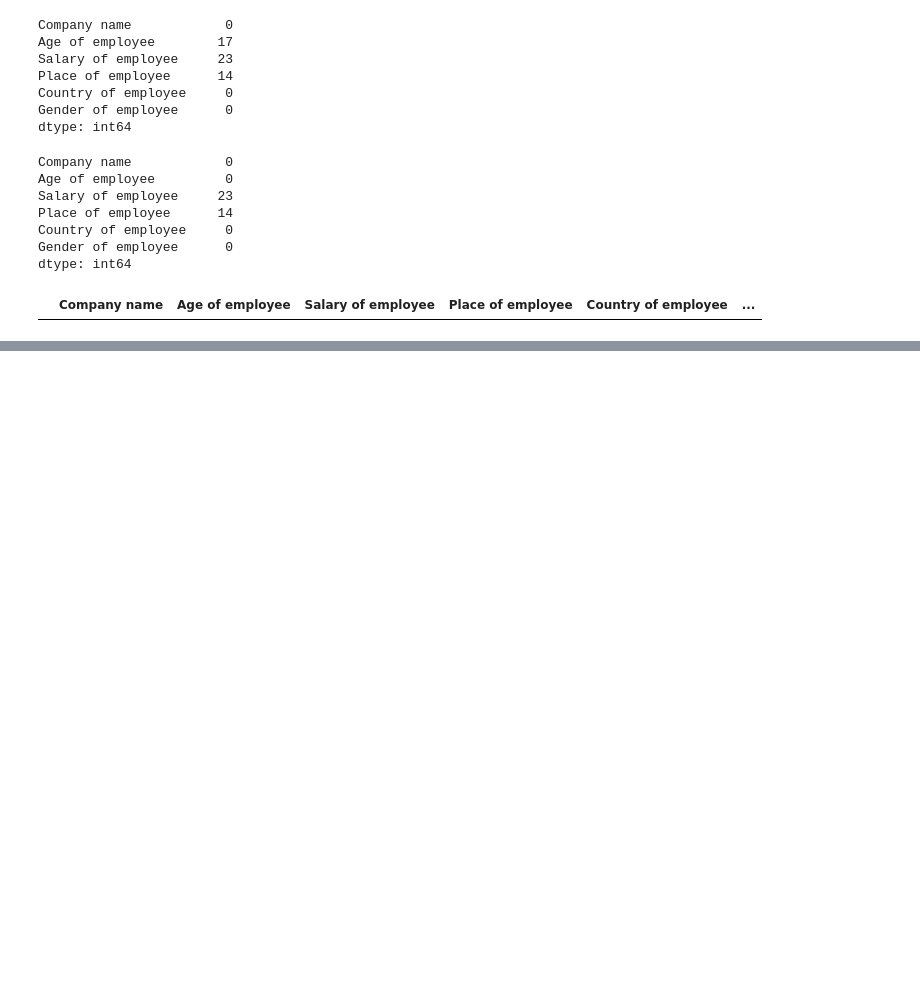
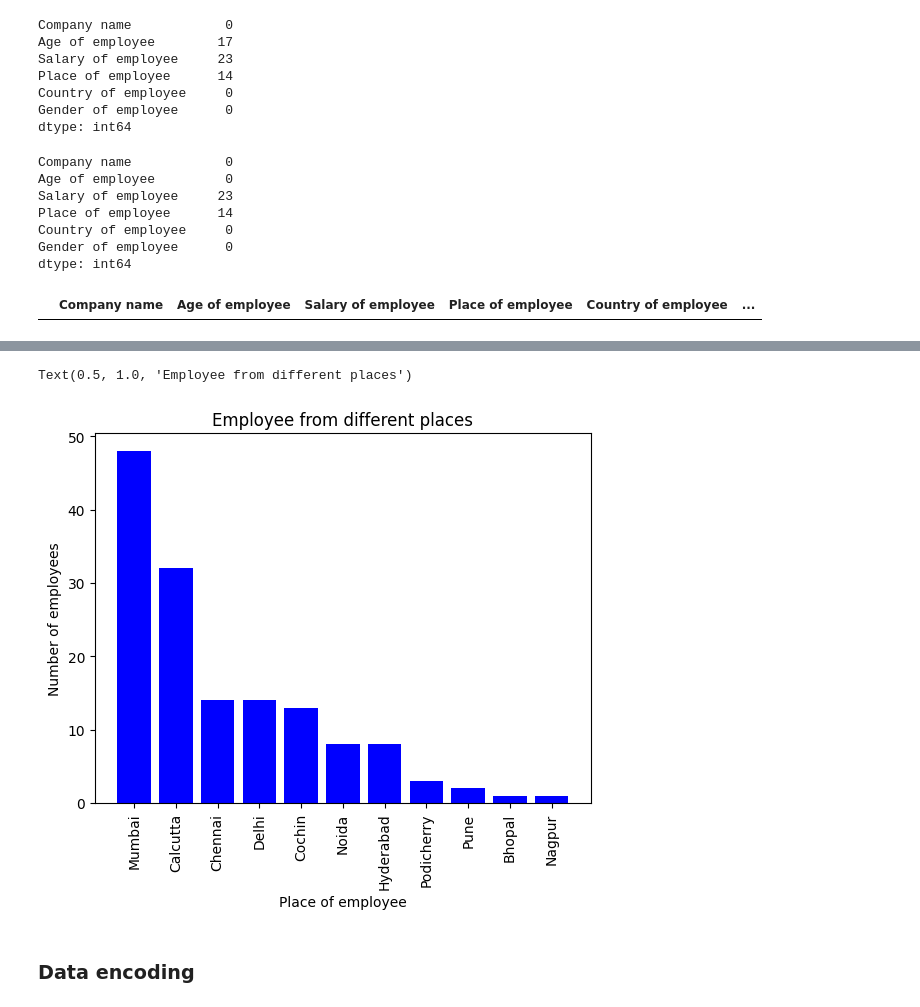
Before and after one commit to Navaneeth-2023/Data-Preprocessing-Project_Navaneeth-Krishnan-S, a Jupyter notebook: Project - Data Preprocessing_Navaneeth Krishnan S_DSML-EE-B1.ipynb, the cells around one changed output, grey strips where cells are left out. Saved outputs shown, nothing was run; the diff lists cells and outputs as text; code cells hidden in the pictures; blank space fills up the shorter version.

```diff
--- a/Project - Data Preprocessing_Navaneeth Krishnan S_DSML-EE-B1.ipynb
+++ b/Project - Data Preprocessing_Navaneeth Krishnan S_DSML-EE-B1.ipynb
@@ -404,0 +478,13 @@ dfN
+# %%
+#visualizing the results.
+count=dfN['Place of employee'].value_counts()
+plt.bar(count.index,count.values,color='blue')
+plt.xlabel("Place of employee")
+plt.ylabel("Number of employees")
+plt.xticks(rotation=90)
+plt.title("Employee from different places")
+# %% [output]
+Text(0.5, 1.0, 'Employee from different places')
+[figure, added]
+# %% [markdown]
+### Data encoding
```
Also changed, not shown: parts of 20 cells of this notebook.
